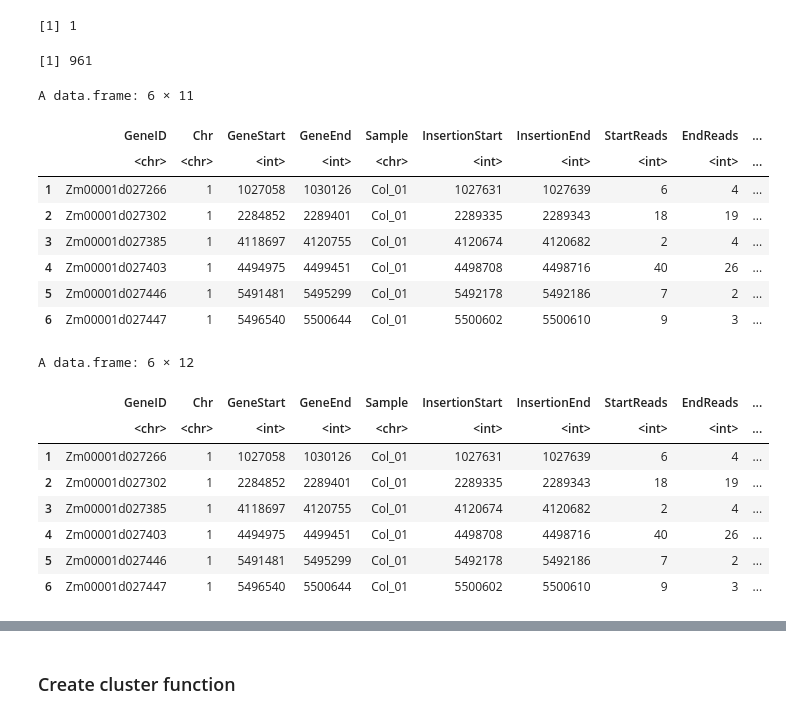
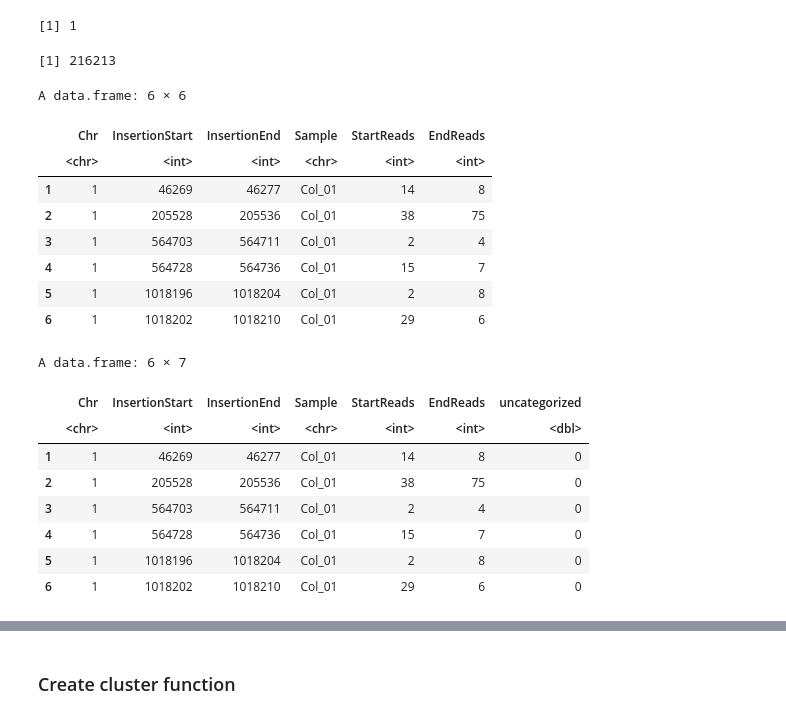
Before and after one commit to tgstoecker/MuWU, a Jupyter notebook: te_typing_annotation.ipynb, the cells around one changed output, grey strips where cells are left out. Saved outputs shown, nothing was run; the diff lists cells and outputs as text; code cells hidden in the pictures.

```diff
--- a/te_typing_annotation.ipynb
+++ b/te_typing_annotation.ipynb
@@ -47,23 +47,23 @@ data.table::getDTthreads()
 #all_types <- snakemake@params[["all_types"]]
 
 
-#samples <- c('Row_01', 'Row_02', 'Row_03', 'Row_04',
-#          'Row_05', 'Row_06', 'Row_07', 'Row_08',
-#          'Row_09', 'Row_10', 'Row_11', 'Row_12',
-#          'Row_13', 'Row_14', 'Row_15', 'Row_16',
-#          'Row_17', 'Row_18', 'Row_19', 'Row_20',
-#          'Row_21', 'Row_22', 'Row_23', 'Row_24',
-#          'Col_01', 'Col_02', 'Col_03', 'Col_04',
-#          'Col_05', 'Col_06', 'Col_07', 'Col_08',
-#          'Col_09', 'Col_10', 'Col_11', 'Col_12',
-#          'Col_13', 'Col_14', 'Col_15', 'Col_16',
-#          'Col_17', 'Col_18', 'Col_19', 'Col_20',
-#          'Col_21', 'Col_22', 'Col_23', 'Col_24')
+samples <- c('Row_01', 'Row_02', 'Row_03', 'Row_04',
+          'Row_05', 'Row_06', 'Row_07', 'Row_08',
+          'Row_09', 'Row_10', 'Row_11', 'Row_12',
+          'Row_13', 'Row_14', 'Row_15', 'Row_16',
+          'Row_17', 'Row_18', 'Row_19', 'Row_20',
+          'Row_21', 'Row_22', 'Row_23', 'Row_24',
+          'Col_01', 'Col_02', 'Col_03', 'Col_04',
+          'Col_05', 'Col_06', 'Col_07', 'Col_08',
+          'Col_09', 'Col_10', 'Col_11', 'Col_12',
+          'Col_13', 'Col_14', 'Col_15', 'Col_16',
+          'Col_17', 'Col_18', 'Col_19', 'Col_20',
+          'Col_21', 'Col_22', 'Col_23', 'Col_24')
 
 #samples <- c('Row_01', 'Row_02', 'Row_03', 'Row_04',
 #             'Col_01', 'Col_02', 'Col_03', 'Col_04')
 
-samples <- c('Row_01', 'Col_01')
+#samples <- c('Row_01', 'Col_01')
 
 all_types <- c("Mu1_L", "Mu1_R",
 "Mu2_L",
@@ -74,6 +74,8 @@ all_types <- c("Mu1_L", "Mu1_R",
 "Mu4_R",
 "Mu5_L",
 "Mu5_R",
+"Mu6_L",
+"Mu6_R",
 "Mu7_L",
 "Mu7_R",
 "Mu8_L",
@@ -83,63 +85,60 @@ all_types <- c("Mu1_L", "Mu1_R",
 "Mu10_L",
 "Mu10_R",
 "Mu11_L",
 "Mu11_R",
 "Mu12_L",
 "Mu12_R",
 "Mu13_L",
 "Mu13_R",
 "Mu14_L",
 "Mu14_R",
 "Mu15_L",
 "Mu15_R",
 "Mu16_L",
 "Mu16_R",
 "Mu17_L",
 "Mu17_R",
 "Mu18_L",
 "Mu18_R",
 "Mu19_L",
 "Mu19_R")
 
 
 
-#all_insertions <- read.csv("results/insertions_table_final/all_identified_insertions.csv", header = TRUE)
-#all_insertions <- read.csv("results/insertions_table_final/germinal_identified_insertions.csv", header = TRUE)
-#all_insertions <- read.csv("results/insertions_table_final/all_identified_insertions_annotated.csv", header = TRUE)
-all_insertions <- read.csv("results/insertions_table_final/germinal_identified_insertions_annotated.csv", header = TRUE)
+all_insertions <- read.csv("results/insertions_table_final/all_identified_insertions.csv", header = TRUE)
 
-all_insertions <- all_insertions %>%
-  filter(Sample %in% samples)
+#all_insertions <- all_insertions %>%
+#  filter(Sample %in% samples)
 
 #all_insertions <- all_insertions[1:10000,]
 
 nrow(all_insertions)
 head(all_insertions)
 # %% [output]
-[1] 961
+[1] 216213
-A data.frame: 6 × 11
+A data.frame: 6 × 6
-|  | GeneID | Chr | GeneStart | GeneEnd | Sample | InsertionStart | InsertionEnd | StartReads | EndReads | ... |
-|  | <chr> | <chr> | <int> | <int> | <chr> | <int> | <int> | <int> | <int> | ... |
-| 1 | Zm00001d027266 | 1 | 1027058 | 1030126 | Col_01 | 1027631 | 1027639 | 6 | 4 | ... |
-| 2 | Zm00001d027302 | 1 | 2284852 | 2289401 | Col_01 | 2289335 | 2289343 | 18 | 19 | ... |
-| 3 | Zm00001d027385 | 1 | 4118697 | 4120755 | Col_01 | 4120674 | 4120682 | 2 | 4 | ... |
-| 4 | Zm00001d027403 | 1 | 4494975 | 4499451 | Col_01 | 4498708 | 4498716 | 40 | 26 | ... |
-| 5 | Zm00001d027446 | 1 | 5491481 | 5495299 | Col_01 | 5492178 | 5492186 | 7 | 2 | ... |
-| 6 | Zm00001d027447 | 1 | 5496540 | 5500644 | Col_01 | 5500602 | 5500610 | 9 | 3 | ... |
+|  | Chr | InsertionStart | InsertionEnd | Sample | StartReads | EndReads |
+|  | <chr> | <int> | <int> | <chr> | <int> | <int> |
+| 1 | 1 | 46269 | 46277 | Col_01 | 14 | 8 |
+| 2 | 1 | 205528 | 205536 | Col_01 | 38 | 75 |
+| 3 | 1 | 564703 | 564711 | Col_01 | 2 | 4 |
+| 4 | 1 | 564728 | 564736 | Col_01 | 15 | 7 |
+| 5 | 1 | 1018196 | 1018204 | Col_01 | 2 | 8 |
+| 6 | 1 | 1018202 | 1018210 | Col_01 | 29 | 6 |
 # %%
 all_insertions %>%
   add_column(uncategorized = 0) %>%
   head()
 # %% [output]
-A data.frame: 6 × 12
+A data.frame: 6 × 7
-|  | GeneID | Chr | GeneStart | GeneEnd | Sample | InsertionStart | InsertionEnd | StartReads | EndReads | ... |
-|  | <chr> | <chr> | <int> | <int> | <chr> | <int> | <int> | <int> | <int> | ... |
-| 1 | Zm00001d027266 | 1 | 1027058 | 1030126 | Col_01 | 1027631 | 1027639 | 6 | 4 | ... |
-| 2 | Zm00001d027302 | 1 | 2284852 | 2289401 | Col_01 | 2289335 | 2289343 | 18 | 19 | ... |
-| 3 | Zm00001d027385 | 1 | 4118697 | 4120755 | Col_01 | 4120674 | 4120682 | 2 | 4 | ... |
-| 4 | Zm00001d027403 | 1 | 4494975 | 4499451 | Col_01 | 4498708 | 4498716 | 40 | 26 | ... |
-| 5 | Zm00001d027446 | 1 | 5491481 | 5495299 | Col_01 | 5492178 | 5492186 | 7 | 2 | ... |
-| 6 | Zm00001d027447 | 1 | 5496540 | 5500644 | Col_01 | 5500602 | 5500610 | 9 | 3 | ... |
+|  | Chr | InsertionStart | InsertionEnd | Sample | StartReads | EndReads | uncategorized |
+|  | <chr> | <int> | <int> | <chr> | <int> | <int> | <dbl> |
+| 1 | 1 | 46269 | 46277 | Col_01 | 14 | 8 | 0 |
+| 2 | 1 | 205528 | 205536 | Col_01 | 38 | 75 | 0 |
+| 3 | 1 | 564703 | 564711 | Col_01 | 2 | 4 | 0 |
+| 4 | 1 | 564728 | 564736 | Col_01 | 15 | 7 | 0 |
+| 5 | 1 | 1018196 | 1018204 | Col_01 | 2 | 8 | 0 |
+| 6 | 1 | 1018202 | 1018210 | Col_01 | 29 | 6 | 0 |
 # %%
 base_all_types <- all_types %>%
   str_remove(., c("_L")) %>%
```
Also changed, not shown: parts of 17 cells of this notebook.
